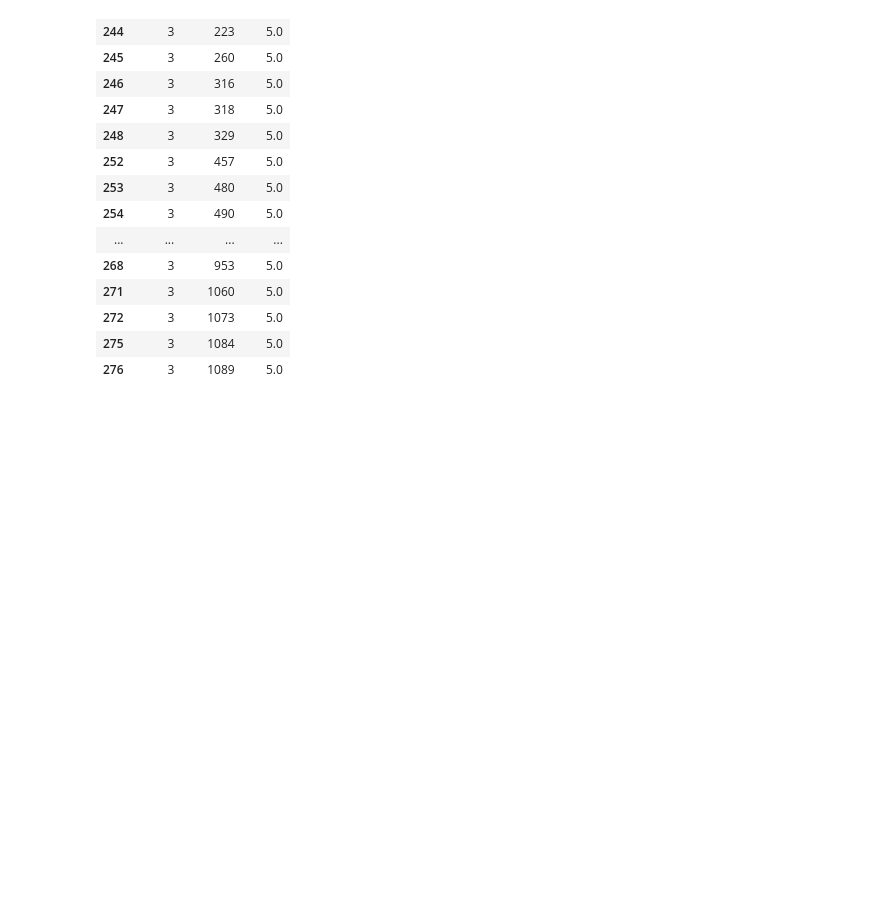
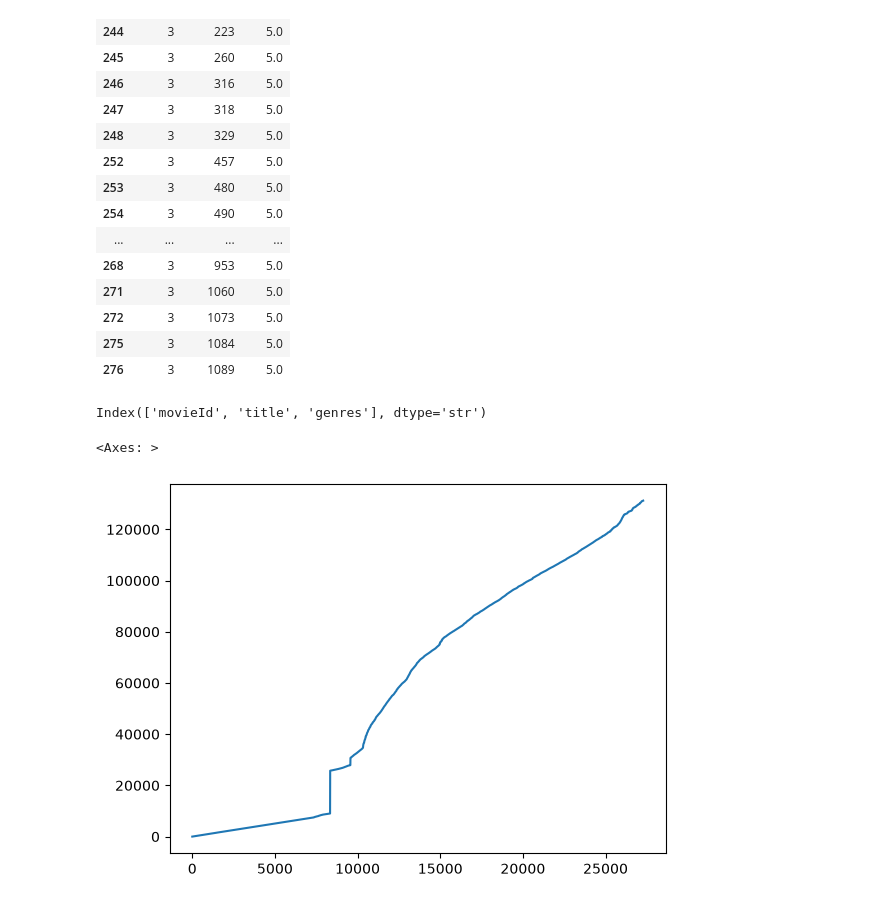
Before and after one commit to NRakesh1233/Python-practice, a Jupyter notebook: kaggleRepo.ipynb, the cells around one changed output. Cells and saved outputs as stored; diff of their text form; code cells hidden in the pictures; blank space fills up the shorter version.

```diff
--- a/kaggleRepo.ipynb
+++ b/kaggleRepo.ipynb
@@ -270,3 +268,12 @@ ratings[high_rated][30:50]
 | 272 | 3 | 1073 | 5.0 |
 | 275 | 3 | 1084 | 5.0 |
 | 276 | 3 | 1089 | 5.0 |
+# %%
+movies.columns
+# %% [output]
+Index(['movieId', 'title', 'genres'], dtype='str')
+# %%
+movies['movieId'].plot()
+# %% [output]
+<Axes: >
+[figure, added]
```
Also changed, not shown: parts of 2 cells of this notebook.
